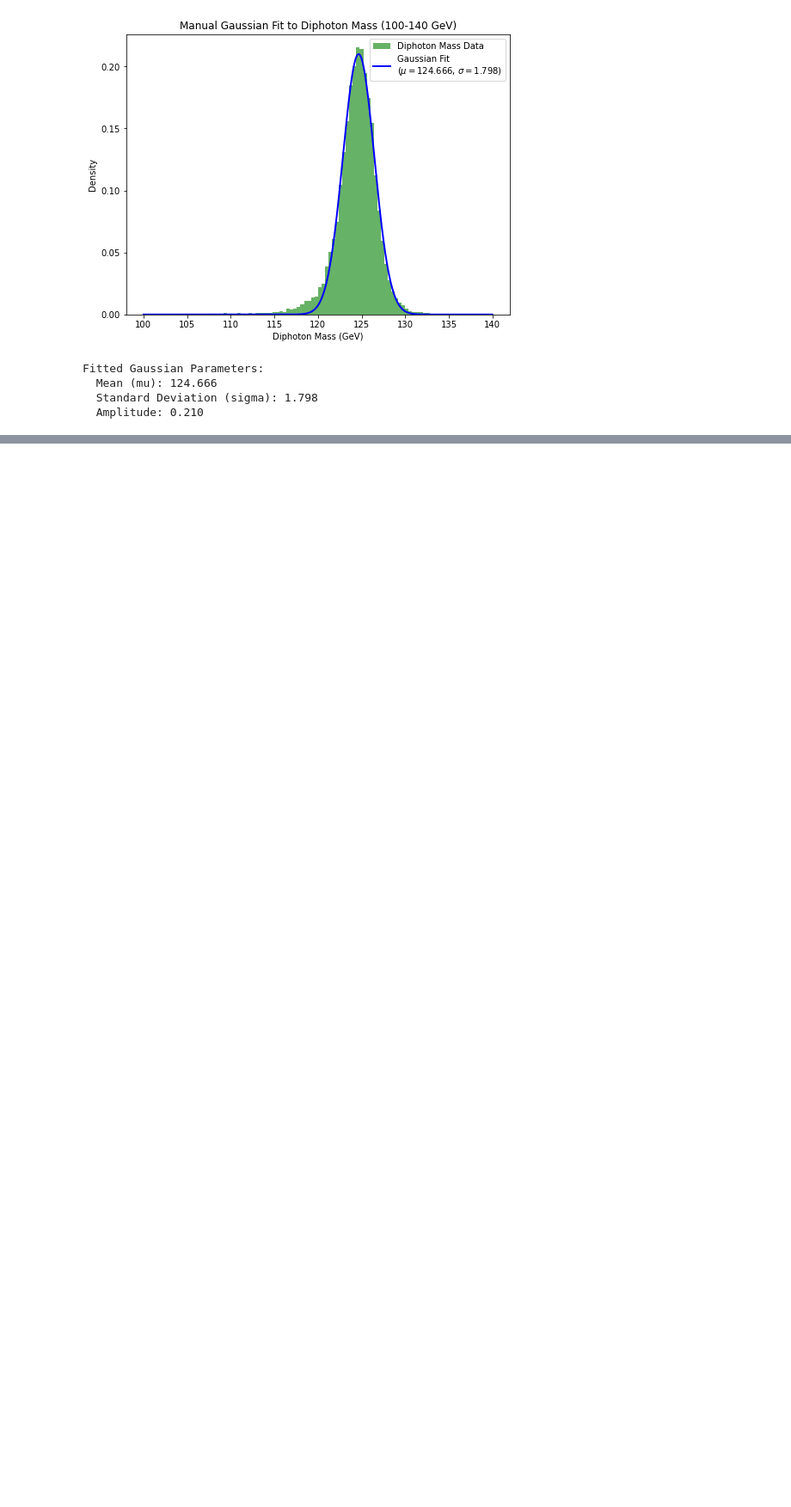
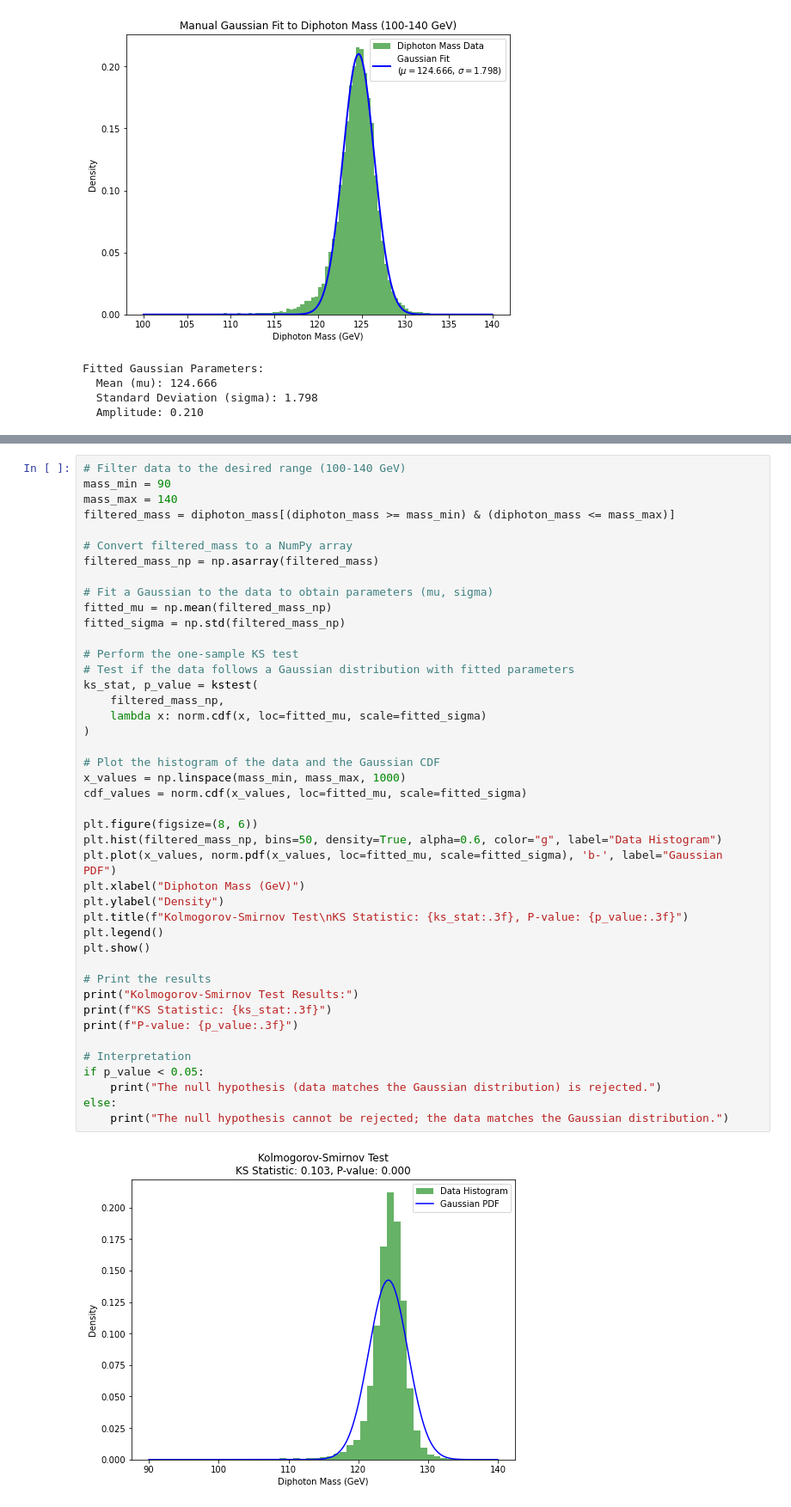
Before and after one commit to tiwariPC/hhbbgg_AwkwardAnalyzer, a Jupyter notebook: stats_study/signal_study/notebook_signal_fitting/mass_fitting .ipynb, the cells around one changed output, grey strips where cells are left out. Shown at 86% size. Cells and saved outputs as stored; diff of their text form; blank space fills up the shorter version.

```diff
--- a/ML_Application/parametrized_DNN/notebook_signal_fitting/mass_fitting .ipynb
+++ b/stats_study/signal_study/notebook_signal_fitting/mass_fitting .ipynb
@@ -346,0 +483,45 @@ Fitted Gaussian Parameters:
+# %%
+# Filter data to the desired range (100-140 GeV)
+mass_min = 90
+mass_max = 140
+filtered_mass = diphoton_mass[(diphoton_mass >= mass_min) & (diphoton_mass <= mass_max)]
+
+# Convert filtered_mass to a NumPy array
+filtered_mass_np = np.asarray(filtered_mass)
+
+# Fit a Gaussian to the data to obtain parameters (mu, sigma)
+fitted_mu = np.mean(filtered_mass_np)
+fitted_sigma = np.std(filtered_mass_np)
+
+# Perform the one-sample KS test
+# Test if the data follows a Gaussian distribution with fitted parameters
+ks_stat, p_value = kstest(
+    filtered_mass_np,
+    lambda x: norm.cdf(x, loc=fitted_mu, scale=fitted_sigma)
+)
+
+# Plot the histogram of the data and the Gaussian CDF
+x_values = np.linspace(mass_min, mass_max, 1000)
+cdf_values = norm.cdf(x_values, loc=fitted_mu, scale=fitted_sigma)
+
+plt.figure(figsize=(8, 6))
+plt.hist(filtered_mass_np, bins=50, density=True, alpha=0.6, color="g", label="Data Histogram")
+plt.plot(x_values, norm.pdf(x_values, loc=fitted_mu, scale=fitted_sigma), 'b-', label="Gaussian PDF")
+plt.xlabel("Diphoton Mass (GeV)")
+plt.ylabel("Density")
+plt.title(f"Kolmogorov-Smirnov Test\nKS Statistic: {ks_stat:.3f}, P-value: {p_value:.3f}")
+plt.legend()
+plt.show()
+
+# Print the results
+print("Kolmogorov-Smirnov Test Results:")
+print(f"KS Statistic: {ks_stat:.3f}")
+print(f"P-value: {p_value:.3f}")
+
+# Interpretation
+if p_value < 0.05:
+    print("The null hypothesis (data matches the Gaussian distribution) is rejected.")
+else:
+    print("The null hypothesis cannot be rejected; the data matches the Gaussian distribution.")
+# %% [output]
+[figure, added]
```
Also changed, not shown: parts of 6 cells of this notebook.
